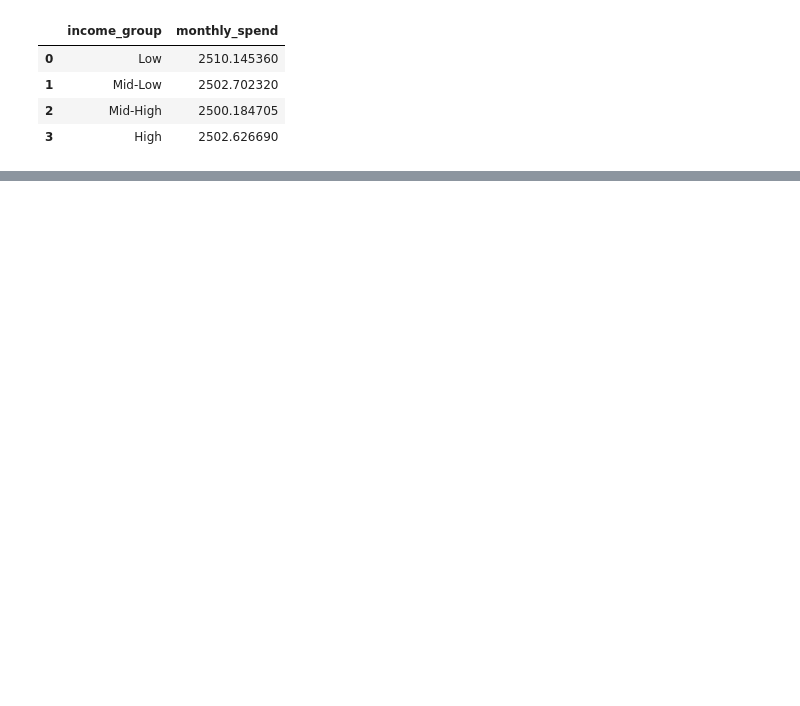
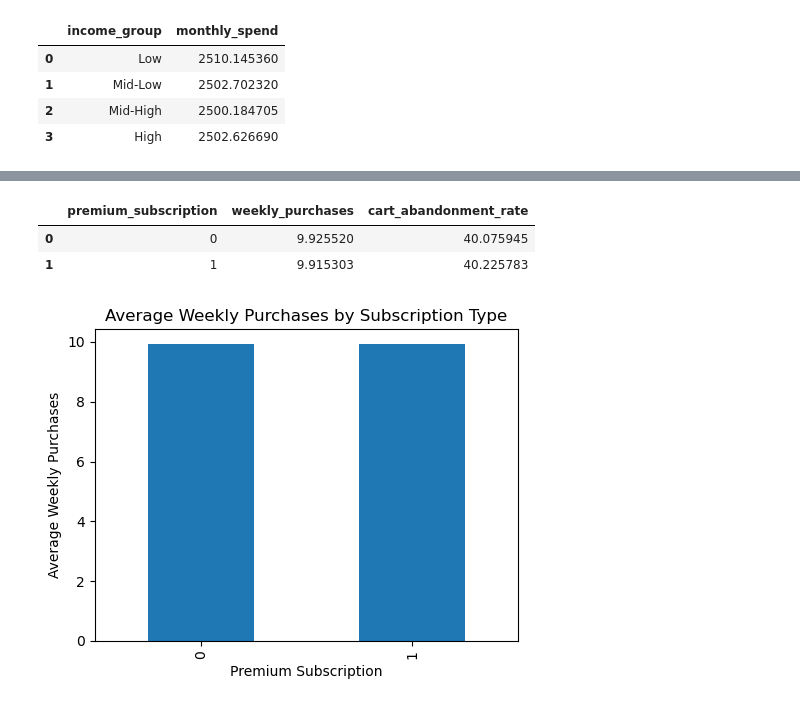
Before and after one commit to jenifercosta9/data-science-portifolio, a Jupyter notebook: 01_customer_churn_analysis/notebooks/01_exploratory_analysis.ipynb, the cells around one changed output, grey strips where cells are left out. Drawn from its saved outputs; the diff is of its cells as text; code cells hidden in the pictures; blank space fills up the shorter version.

```diff
--- a/01_customer_churn_analysis/notebooks/01_exploratory_analysis.ipynb
+++ b/01_customer_churn_analysis/notebooks/01_exploratory_analysis.ipynb
@@ -250,0 +314,37 @@ Esse insight indica que a segmentação por renda pode ser uma estratégia efica
+# %%
+premium_behavior = (
+    analysis_df
+    .groupby("premium_subscription")[["weekly_purchases", "cart_abandonment_rate"]]
+    .mean()
+    .reset_index()
+)
+
+premium_behavior
+# %% [output]
+|  | premium_subscription | weekly_purchases | cart_abandonment_rate |
+| 0 | 0 | 9.925520 | 40.075945 |
+| 1 | 1 | 9.915303 | 40.225783 |
+# %%
+weekly_behavior = (
+    df_sample
+    .groupby("premium_subscription")["weekly_purchases"]
+    .mean()
+    .reset_index()
+)
+
+weekly_behavior.plot(
+    x="premium_subscription",
+    y="weekly_purchases",
+    kind="bar",
+    figsize=(5, 4),
+    title="Average Weekly Purchases by Subscription Type",
+    legend=False
+)
+
+plt.xlabel("Premium Subscription")
+plt.ylabel("Average Weekly Purchases")
+plt.tight_layout()
+plt.show()
+plt.close()
+# %% [output]
+[figure, added]
```
Also changed, not shown: parts of 22 cells of this notebook.
